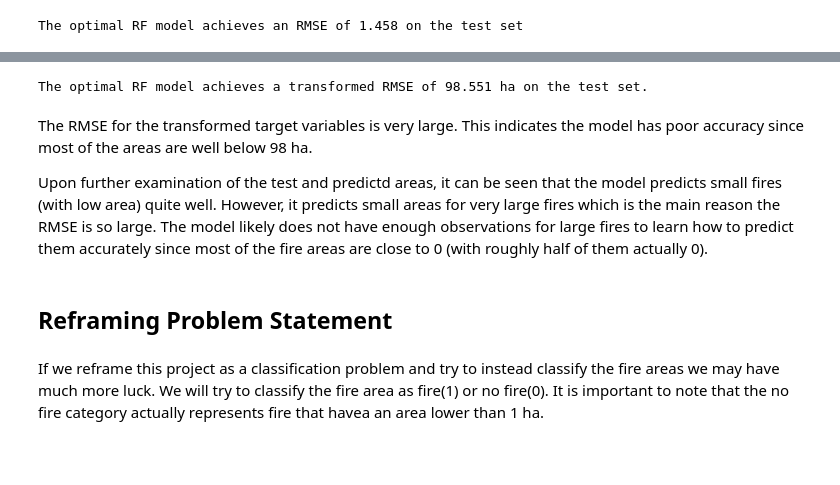
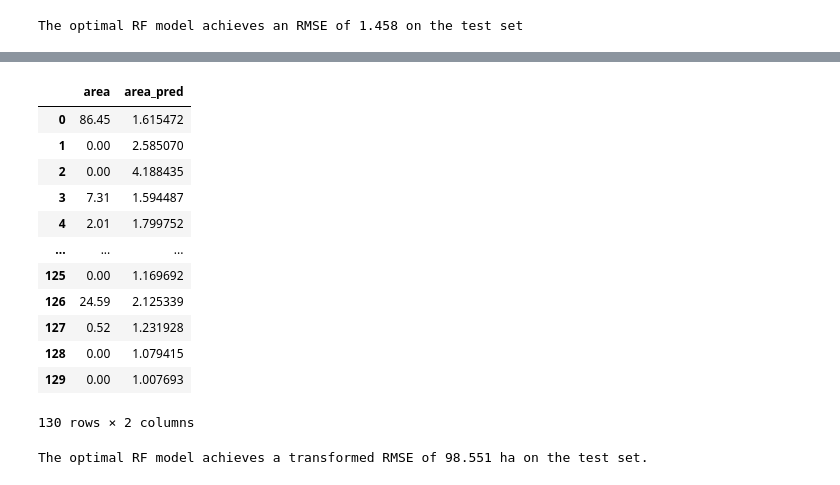
Before and after one commit to grahamgreene88/Forest-Fire-Predicition, a Jupyter notebook: Forest Fire Notebook.ipynb, the cells around one changed output, grey strips where cells are left out. Cells and saved outputs as stored; diff of their text form; code cells hidden in the pictures; blank space fills up the shorter version.

```diff
--- a/Forest Fire Notebook.ipynb
+++ b/Forest Fire Notebook.ipynb
@@ -340,12 +321,0 @@ y_df
-# %%
-# Apply reverse transformation to each column - e^x - 1
-cols = y_df.columns
-for col in cols:
-    y_df[col] = np.exp(y_df[col]) - 1
-# Renaming columns to area
-y_df.rename(columns = {'ln_area':'area', 'ln_area_pred':'area_pred'}, inplace=True)
-pd.set_option("display.max_rows", None)
-pd.set_option("display.max_columns", None)
-# pd.reset_option("display.max_rows")
-# pd.reset_option("display.max_columns")
-y_df
@@ -370,17 +321,0 @@ y_df
-# %%
-# Recalculate RMSE for transformed test set
-y_test_list = y_df['area'].tolist()
-y_pred_list = y_df['area_pred'].tolist()
-RMSE_test_final = MSE(y_test_list, y_pred_list) ** 0.5
-# RMSE_test_final = MSE(pd.Series(y_df['area']), pd.Series(y_df['area_pred'])) ** 0.5
-print(f"The optimal RF model achieves a transformed RMSE of {RMSE_test_final.round(3)} ha on the test set.")
-# %% [output]
-The optimal RF model achieves a transformed RMSE of 98.551 ha on the test set.
-# %% [markdown]
-The RMSE for the transformed target variables is very large. This indicates the model has poor accuracy since most of the areas are well below 98 ha.
-
-Upon further examination of the test and predictd areas, it can be seen that the model predicts small fires (with low area) quite well. However, it predicts small areas for very large fires which is the main reason the RMSE is so large. The model likely does not have enough observations for large fires to learn how to predict them accurately since most of the fire areas are close to 0 (with roughly half of them actually 0).
-# %% [markdown]
-## Reframing Problem Statement
-# %% [markdown]
-If we reframe this project as a classification problem and try to instead classify the fire areas we may have much more luck. We will try to classify the fire area as fire(1) or no fire(0). It is important to note that the no fire category actually represents fire that havea an area lower than 1 ha.
@@ -386,0 +327,35 @@ If we reframe this project as a classification problem and try to instead classi
+# %%
+# Apply reverse transformation to each column (e^x - 1)
+cols = y_df.columns
+for col in cols:
+    y_df[col] = np.exp(y_df[col]) - 1
+# Renaming columns to area
+y_df.rename(columns = {'ln_area':'area', 'ln_area_pred':'area_pred'}, inplace=True)
+# pd.set_option("display.max_rows", None)
+# pd.set_option("display.max_columns", None)
+pd.reset_option("display.max_rows")
+pd.reset_option("display.max_columns")
+y_df
+# %% [output]
+|  | area | area_pred |
+| 0 | 86.45 | 1.615472 |
+| 1 | 0.00 | 2.585070 |
+| 2 | 0.00 | 4.188435 |
+| 3 | 7.31 | 1.594487 |
+| 4 | 2.01 | 1.799752 |
+| ... | ... | ... |
+| 125 | 0.00 | 1.169692 |
+| 126 | 24.59 | 2.125339 |
+| 127 | 0.52 | 1.231928 |
+| 128 | 0.00 | 1.079415 |
+| 129 | 0.00 | 1.007693 |
+130 rows × 2 columns
+# %%
+# Recalculate RMSE for transformed test set
+y_test_list = y_df['area'].tolist()
+y_pred_list = y_df['area_pred'].tolist()
+RMSE_test_final = MSE(y_test_list, y_pred_list) ** 0.5
+# RMSE_test_final = MSE(pd.Series(y_df['area']), pd.Series(y_df['area_pred'])) ** 0.5
+print(f"The optimal RF model achieves a transformed RMSE of {RMSE_test_final.round(3)} ha on the test set.")
+# %% [output]
+The optimal RF model achieves a transformed RMSE of 98.551 ha on the test set.
```
Also changed, not shown: parts of 19 cells of this notebook, 1 other file.
